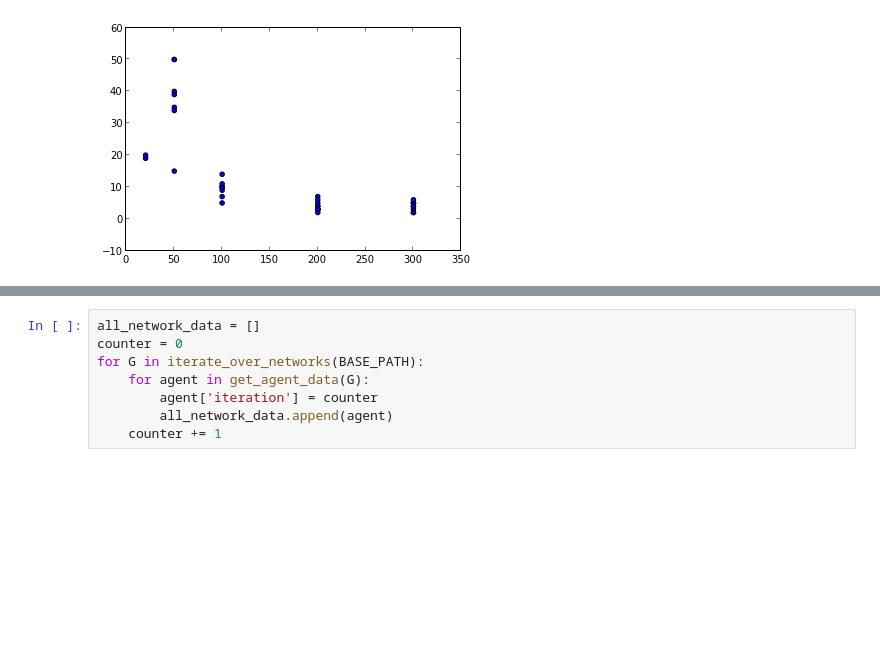
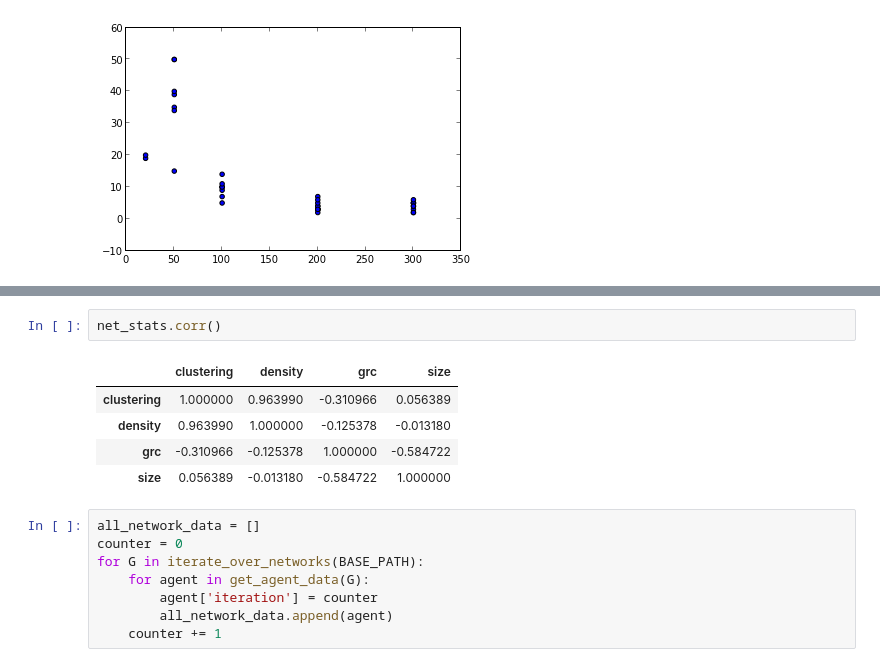
Before and after one commit to jackiekazil/goalnet, a Jupyter notebook: goalnet/analysis/Analysis 2.ipynb, the cells around one changed output, grey strips where cells are left out. Cells and saved outputs as stored; diff of their text form; blank space fills up the shorter version.

```diff
--- a/goalnet/analysis/Analysis 2.ipynb
+++ b/goalnet/analysis/Analysis 2.ipynb
@@ -54,3 +91,11 @@ plt.scatter(agent_counts, delta_tasks)
+# %%
+net_stats.corr()
+# %% [output]
+|  | clustering | density | grc | size |
+| clustering | 1.000000 | 0.963990 | -0.310966 | 0.056389 |
+| density | 0.963990 | 1.000000 | -0.125378 | -0.013180 |
+| grc | -0.310966 | -0.125378 | 1.000000 | -0.584722 |
+| size | 0.056389 | -0.013180 | -0.584722 | 1.000000 |
 # %%
 all_network_data = []
 counter = 0
```
Also changed, not shown: parts of 10 cells of this notebook, 4 other files.
